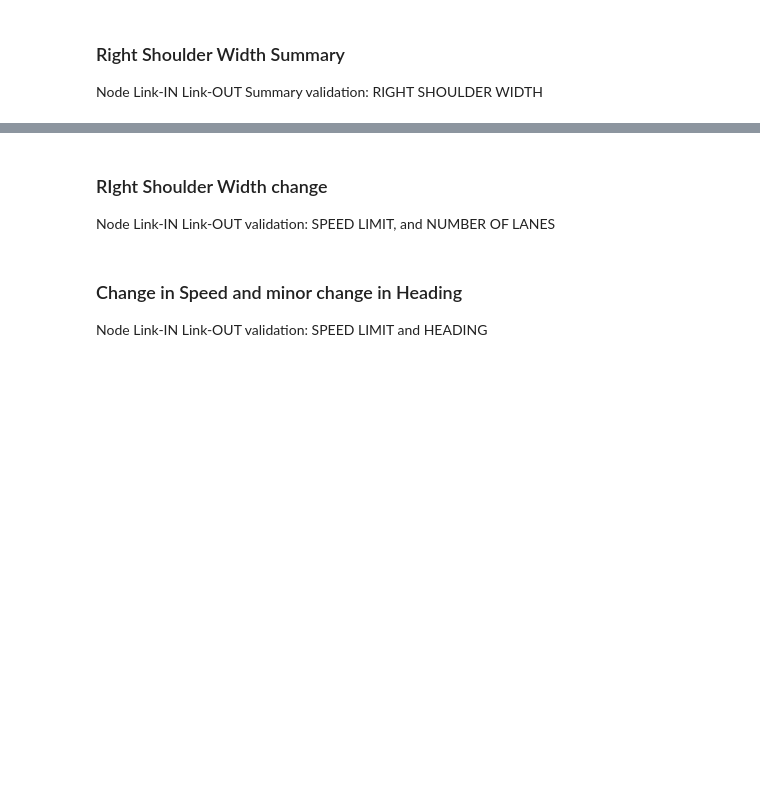
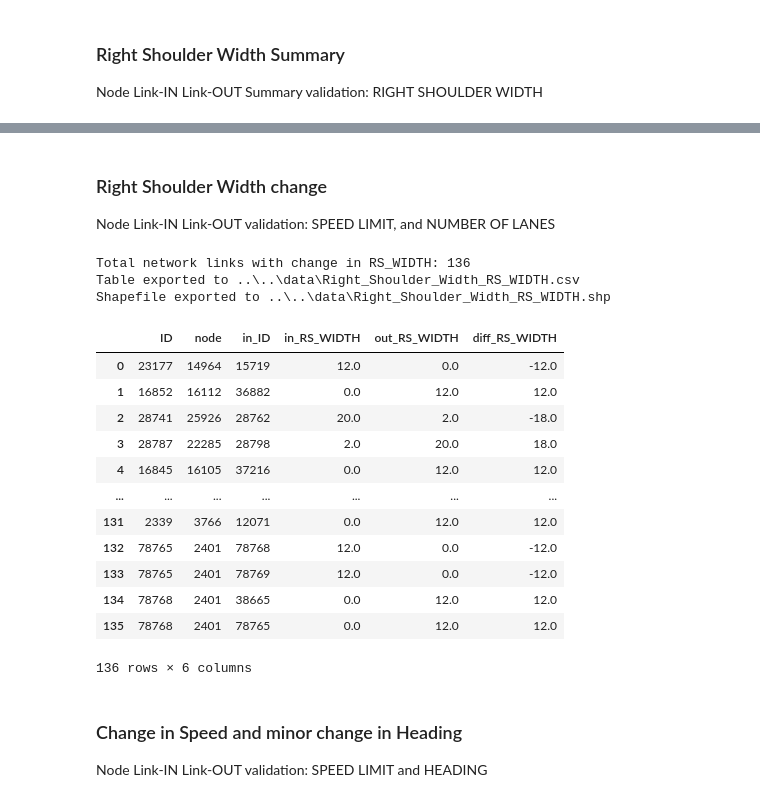
Before and after one commit to wsp-sag/client_chattanooga_rtp_update, a Jupyter notebook: Notebooks/Task 2 - Network Validation/Chattanooga_Network_Validation.ipynb, the cells around one changed output, grey strips where cells are left out. Cells and saved outputs as stored; diff of their text form; code cells hidden in the pictures; blank space fills up the shorter version.

```diff
--- a/Notebooks/Task 2 - Network Validation/Chattanooga_Network_Validation.ipynb
+++ b/Notebooks/Task 2 - Network Validation/Chattanooga_Network_Validation.ipynb
@@ -175,13 +175,13 @@ def link_matcher_atts(attributes, graph, edge_id='ID'):
     atts = []
     atts.extend([a for a in attributes if a!='_HEADING'])
 
-#     if heading: atts.remove('_HEADING')
-
     node_feed = []
+    node_not_in_network = 0
 
     for node in node_shp['ID']:
         if node not in g:
-            print('Node not in network: {}'.format(node))
+#             print('Node not in network: {}'.format(node))
+            node_not_in_network += 1
             continue
 
         for i_o, i_d, i_data  in g.in_edges(node, data=True):
@@ -200,6 +200,7 @@ def link_matcher_atts(attributes, graph, edge_id='ID'):
     cols = ['node', *[ d+'_'+edge_id for d in dirs], *[ d+'_'+a for a in atts for d in dirs]]
     if heading: cols.extend([ d+'__HEADING' for d in dirs])
 
+#     print('Nodes Not in Network: {:,}'.format(node_not_in_network))
     return pd.DataFrame(node_feed, columns=cols)
 # %% [markdown]
 #### Create Function: *attribute_change*:
@@ -280,12 +281,17 @@ def summary_in_out(network, att, csv_name, filter_in=None, filter_out=None, retu
 #### Create Function: *compare_attributes*:
 Create function to call Link-to-Link attribute comparison
 # %%
-def compare_attributes(attribute_names, attribute_filters, export_geometry, export_name):
+def compare_attributes(attribute_names, attribute_filters, export_geometry, export_name, heading_filter=None):
     network = link_matcher_atts(attribute_names, graph=g)
     network = attribute_change(network, attribute_names)
     network = attribute_filtering(network,
                                 attribute_filters,
                                 )
+    try:
+        if isinstance(heading_filter, (int, float)): network = network[abs(network['diff__HEADING'])<=heading_filter]
+    except KeyError:
+        print('Warning: HEADING values not found, heading_filter not applied')
+
     csv_export = os.path.join('..', '..', 'data', '{}_{}.csv'.format(export_name, '_'.join([n for n in attribute_names])))
     network.to_csv(csv_export, index=False)
 
@@ -299,7 +305,7 @@ def compare_attributes(attribute_names, attribute_filters, export_geometry, expo
         network, shp_export = export_geo(network, export_name, attribute_filters)
         print('Shapefile exported to {}'.format(shp_export))
 
-    return network
+    return network.drop(columns=['geometry'])
 # %% [markdown]
 #### Create Function: *compare_attribute_single*:
 Create function to call Link-to-Link for single attribute comparison
@@ -461,23 +543,40 @@ network
 # %% [markdown]
-### RIght Shoulder Width change
+### Right Shoulder Width change
 Node Link-IN  Link-OUT validation: SPEED LIMIT, and NUMBER OF LANES
 # %%
 ### SPECIFY PARAMETERS
 # Attribute to validate:
 attribute_names = ['RS_WIDTH']
 # Filter by CHANGE in attribute value (Equal to or Greater than) and Export long table:
 attribute_filters = {
     'RS_WIDTH':12,
 }
 # Summarize by Node Maximum value and Export Geo:
 export_geometry = True
 #Export name:
-export_name = 'Network_attribute_change_table'
+export_name = 'Right_Shoulder_Width'
 
 
 ### RUN FUNCTIONS
 network = compare_attributes(attribute_names, attribute_filters, export_geometry, export_name)
-network
+network.head()
+# %% [output]
+Total network links with change in RS_WIDTH: 136
+Table exported to ..\..\data\Right_Shoulder_Width_RS_WIDTH.csv
+Shapefile exported to ..\..\data\Right_Shoulder_Width_RS_WIDTH.shp
+|  | ID | node | in_ID | in_RS_WIDTH | out_RS_WIDTH | diff_RS_WIDTH |
+| 0 | 23177 | 14964 | 15719 | 12.0 | 0.0 | -12.0 |
+| 1 | 16852 | 16112 | 36882 | 0.0 | 12.0 | 12.0 |
+| 2 | 28741 | 25926 | 28762 | 20.0 | 2.0 | -18.0 |
+| 3 | 28787 | 22285 | 28798 | 2.0 | 20.0 | 18.0 |
+| 4 | 16845 | 16105 | 37216 | 0.0 | 12.0 | 12.0 |
+| ... | ... | ... | ... | ... | ... | ... |
+| 131 | 2339 | 3766 | 12071 | 0.0 | 12.0 | 12.0 |
+| 132 | 78765 | 2401 | 78768 | 12.0 | 0.0 | -12.0 |
+| 133 | 78765 | 2401 | 78769 | 12.0 | 0.0 | -12.0 |
+| 134 | 78768 | 2401 | 38665 | 0.0 | 12.0 | 12.0 |
+| 135 | 78768 | 2401 | 78765 | 0.0 | 12.0 | 12.0 |
+136 rows × 6 columns
 # %% [markdown]
 ### Change in Speed and minor change in Heading
 Node Link-IN Link-OUT validation: SPEED LIMIT and HEADING
```
Also changed, not shown: parts of 9 cells of this notebook.
